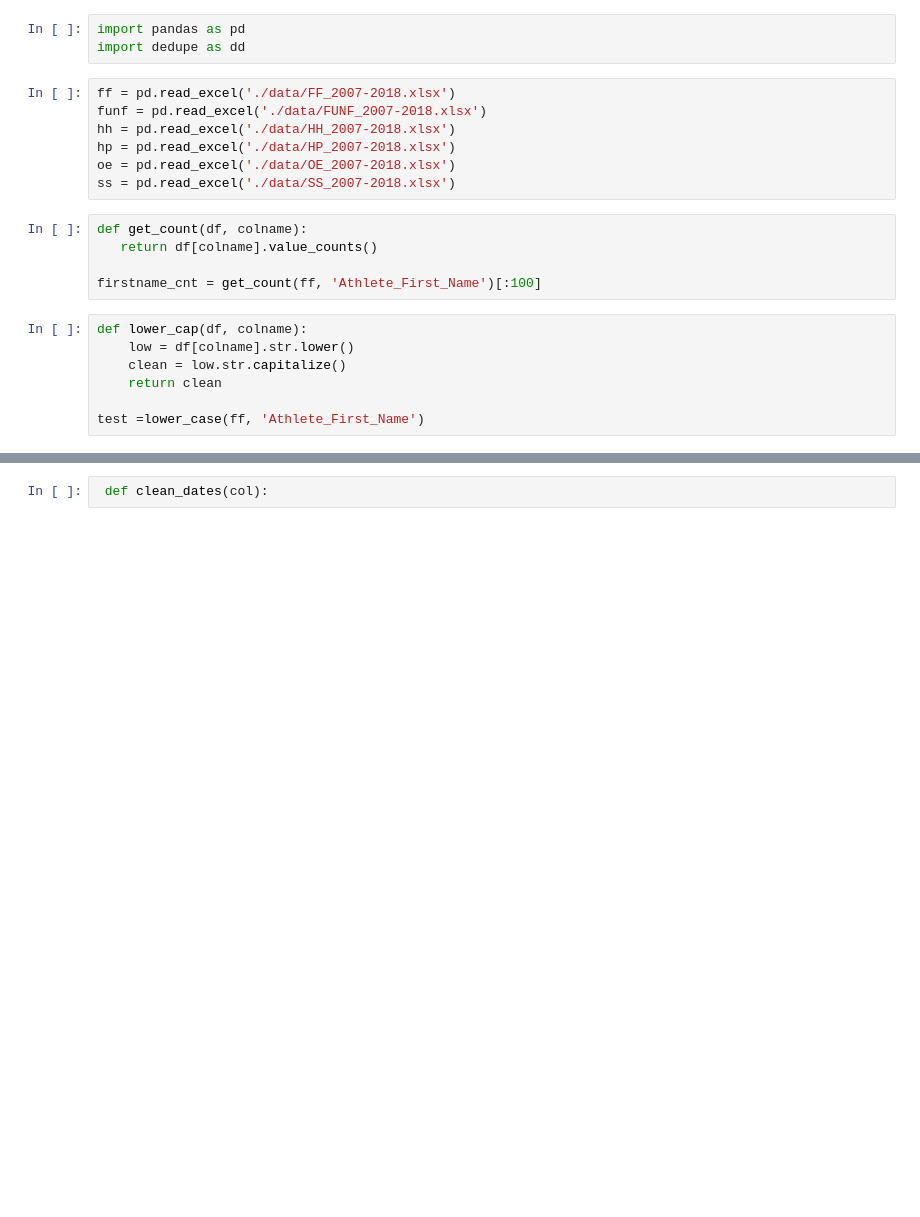
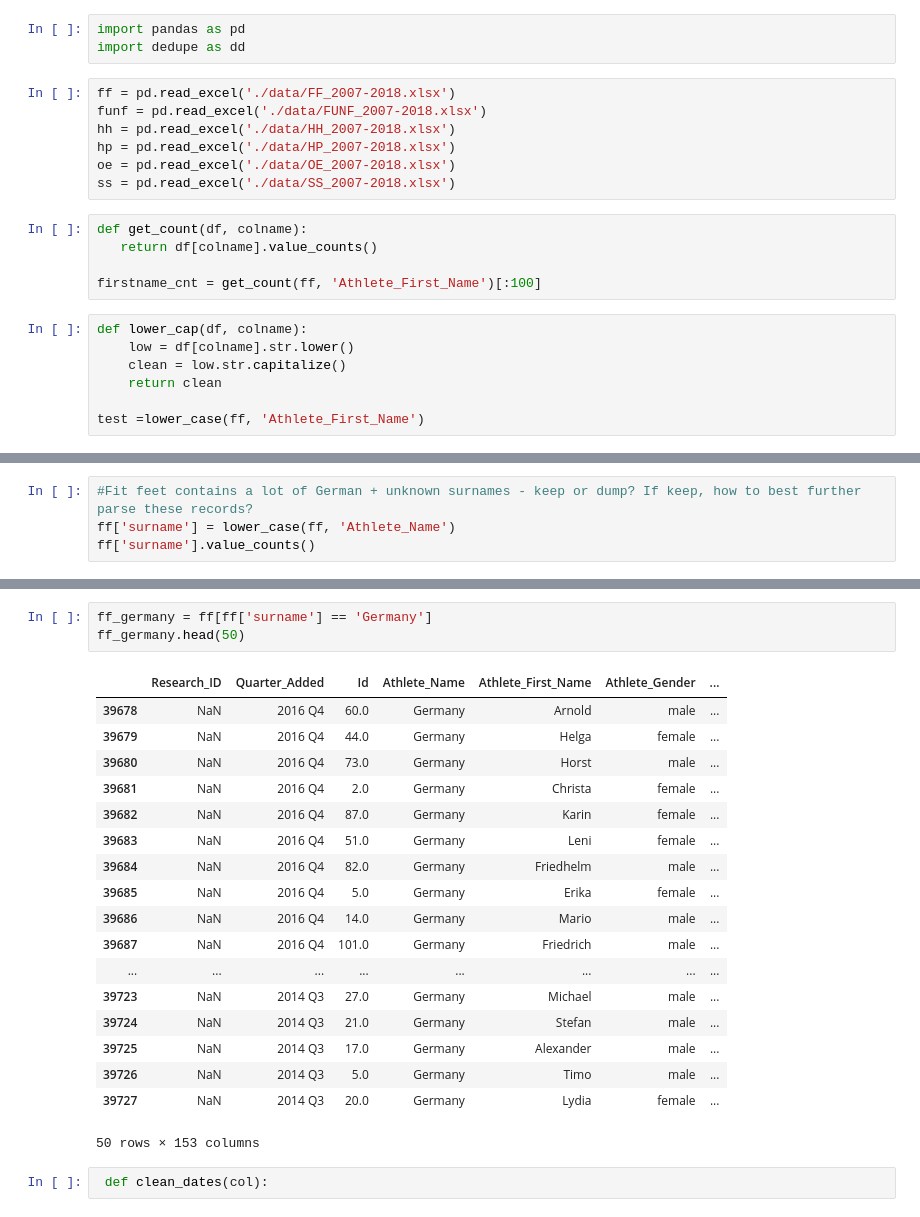
Before and after one commit to mingatSOI/healthydata, a Jupyter notebook: EDA.ipynb, the cells around one changed output, grey strips where cells are left out. Saved outputs shown, nothing was run; the diff lists cells and outputs as text; blank space fills up the shorter version.

```diff
--- a/EDA.ipynb
+++ b/EDA.ipynb
@@ -63,0 +23,4 @@ Length: 152, dtype: object
+# %%
+#Fit feet contains a lot of German + unknown surnames - keep or dump? If keep, how to best further parse these records?
+ff['surname'] = lower_case(ff, 'Athlete_Name')
+ff['surname'].value_counts()
@@ -64,2 +45,24 @@ Length: 152, dtype: object
+# %%
+ff_germany = ff[ff['surname'] == 'Germany']
+ff_germany.head(50)
+# %% [output]
+|  | Research_ID | Quarter_Added | Id | Athlete_Name | Athlete_First_Name | Athlete_Gender | ... |
+| 39678 | NaN | 2016 Q4 | 60.0 | Germany | Arnold | male | ... |
+| 39679 | NaN | 2016 Q4 | 44.0 | Germany | Helga | female | ... |
+| 39680 | NaN | 2016 Q4 | 73.0 | Germany | Horst | male | ... |
+| 39681 | NaN | 2016 Q4 | 2.0 | Germany | Christa | female | ... |
+| 39682 | NaN | 2016 Q4 | 87.0 | Germany | Karin | female | ... |
+| 39683 | NaN | 2016 Q4 | 51.0 | Germany | Leni | female | ... |
+| 39684 | NaN | 2016 Q4 | 82.0 | Germany | Friedhelm | male | ... |
+| 39685 | NaN | 2016 Q4 | 5.0 | Germany | Erika | female | ... |
+| 39686 | NaN | 2016 Q4 | 14.0 | Germany | Mario | male | ... |
+| 39687 | NaN | 2016 Q4 | 101.0 | Germany | Friedrich | male | ... |
+| ... | ... | ... | ... | ... | ... | ... | ... |
+| 39723 | NaN | 2014 Q3 | 27.0 | Germany | Michael | male | ... |
+| 39724 | NaN | 2014 Q3 | 21.0 | Germany | Stefan | male | ... |
+| 39725 | NaN | 2014 Q3 | 17.0 | Germany | Alexander | male | ... |
+| 39726 | NaN | 2014 Q3 | 5.0 | Germany | Timo | male | ... |
+| 39727 | NaN | 2014 Q3 | 20.0 | Germany | Lydia | female | ... |
+50 rows × 153 columns
 # %%
  def clean_dates(col):
```
Also changed, not shown: parts of 3 cells of this notebook.
